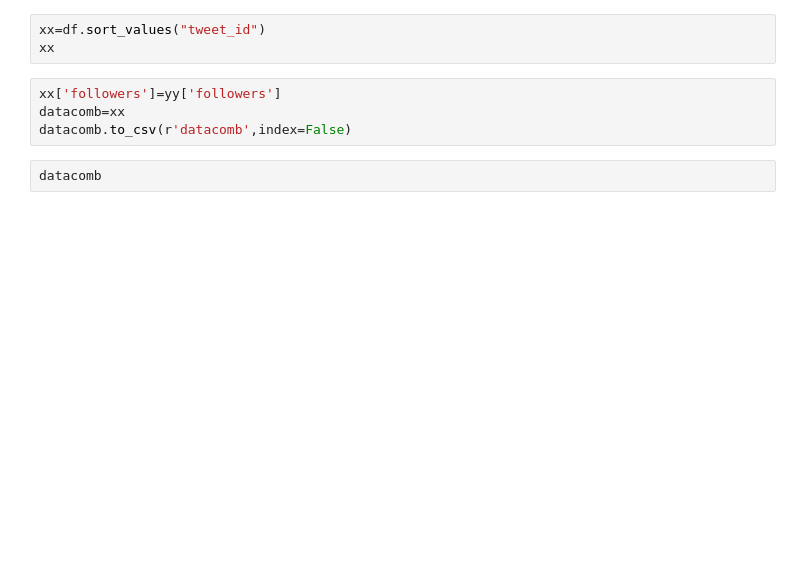
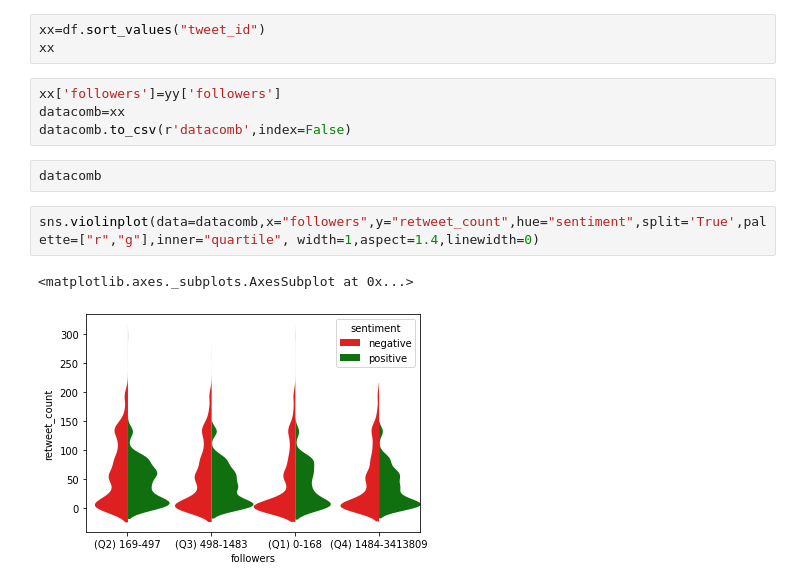
Before and after one commit to paolofesta/prove, a Jupyter notebook: TESI.ipynb, the cells around one changed output. Cells and saved outputs as stored; diff of their text form; blank space fills up the shorter version.

```diff
--- a/TESI.ipynb
+++ b/TESI.ipynb
@@ -991,3 +991,8 @@ datacomb=xx
 datacomb.to_csv(r'datacomb',index=False)
 # %%
 datacomb
+# %%
+sns.violinplot(data=datacomb,x="followers",y="retweet_count",hue="sentiment",split='True',palette=["r","g"],inner="quartile", width=1,aspect=1.4,linewidth=0)
+# %% [output]
+<matplotlib.axes._subplots.AxesSubplot at 0x...>
+[figure, added]
```
Also changed, not shown: parts of 1 cell of this notebook.
